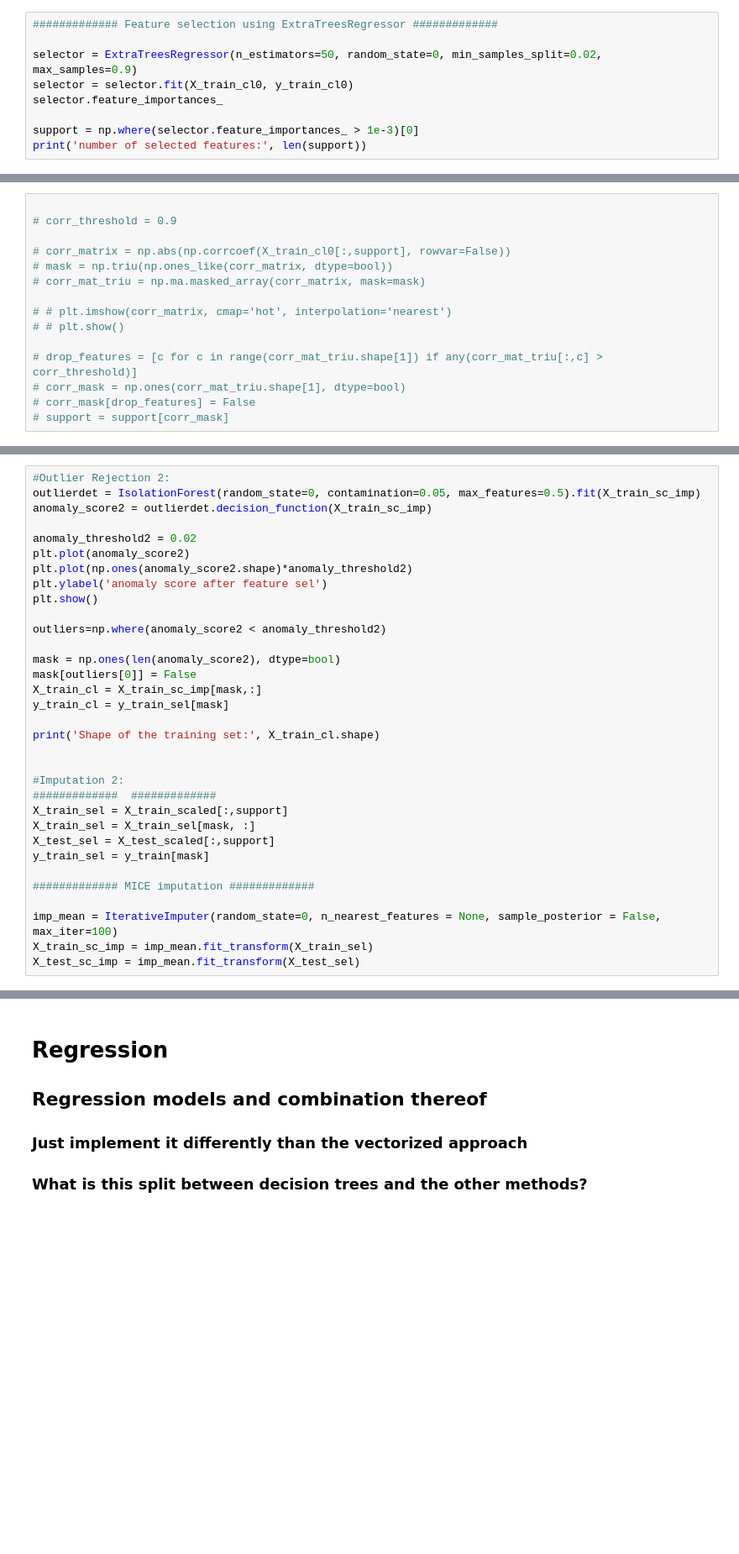
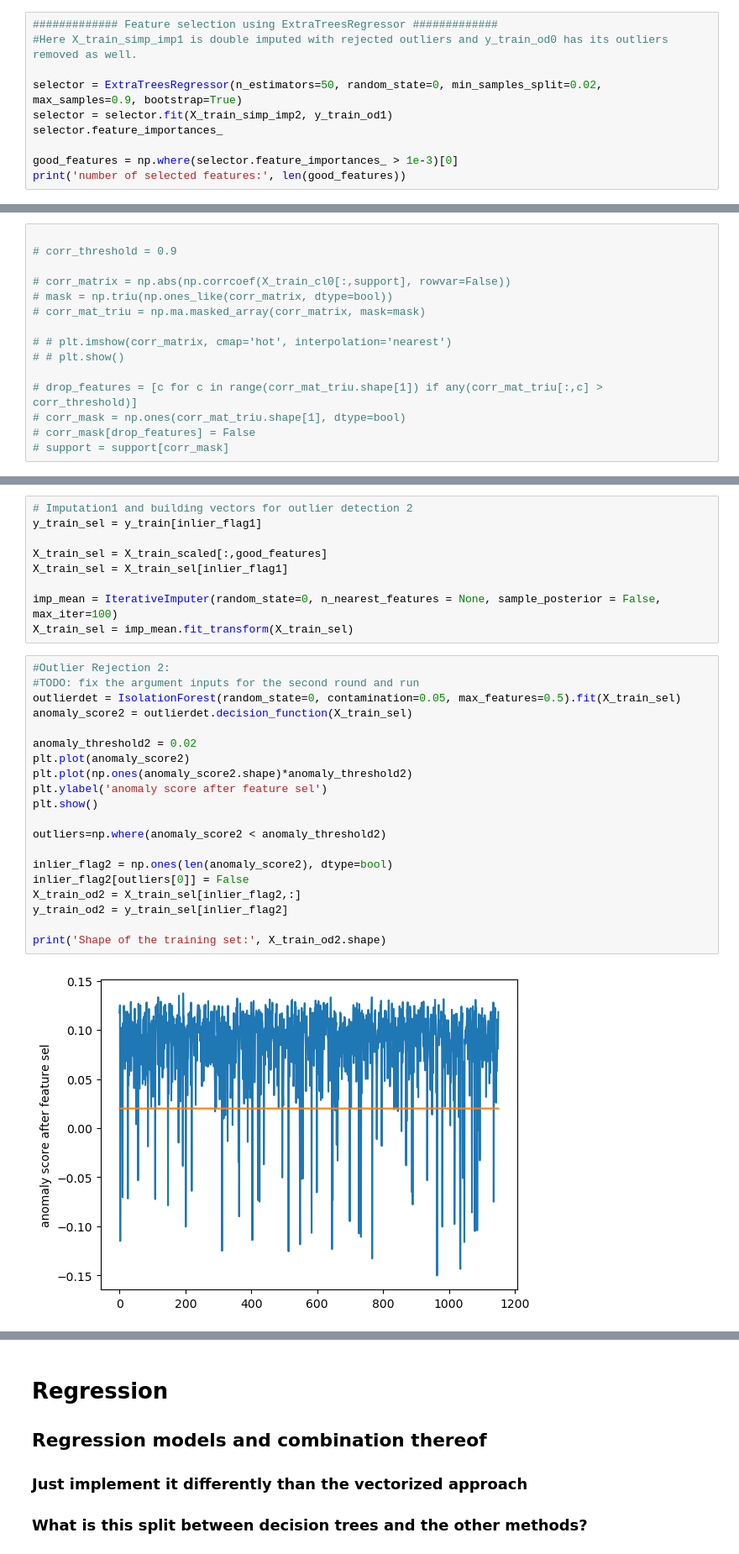
Before and after one commit to Sp0och/task1, a Jupyter notebook: lasse_proposal.ipynb, the cells around one changed output, grey strips where cells are left out. Shown: that part at 84% size. Cells and saved outputs as stored; diff of their text form; blank space fills up the shorter version.

```diff
--- a/lasse_proposal.ipynb
+++ b/lasse_proposal.ipynb
@@ -103,10 +112,11 @@ X_test_sc_imp0 = Imputer.fit_transform(X_test_scaled)
 ## Feature Selection
 # %%
 ############# Feature selection using ExtraTreesRegressor #############
+#Here X_train_simp_imp1 is double imputed with rejected outliers and y_train_od0 has its outliers removed as well.
 
-selector = ExtraTreesRegressor(n_estimators=50, random_state=0, min_samples_split=0.02, max_samples=0.9)
-selector = selector.fit(X_train_cl0, y_train_cl0)
+selector = ExtraTreesRegressor(n_estimators=50, random_state=0, min_samples_split=0.02, max_samples=0.9, bootstrap=True)
+selector = selector.fit(X_train_simp_imp2, y_train_od1)
 selector.feature_importances_
 
-support = np.where(selector.feature_importances_ > 1e-3)[0]
-print('number of selected features:', len(support))
+good_features = np.where(selector.feature_importances_ > 1e-3)[0]
+print('number of selected features:', len(good_features))
@@ -133,33 +145,31 @@ print('number of selected features:', len(support))
+# %%
+# Imputation1 and building vectors for outlier detection 2
+y_train_sel = y_train[inlier_flag1]
+
+X_train_sel = X_train_scaled[:,good_features]
+X_train_sel = X_train_sel[inlier_flag1]
+
+imp_mean = IterativeImputer(random_state=0, n_nearest_features = None, sample_posterior = False, max_iter=100)
+X_train_sel = imp_mean.fit_transform(X_train_sel)
 # %%
 #Outlier Rejection 2:
-outlierdet = IsolationForest(random_state=0, contamination=0.05, max_features=0.5).fit(X_train_sc_imp)
-anomaly_score2 = outlierdet.decision_function(X_train_sc_imp)
+#TODO: fix the argument inputs for the second round and run
+outlierdet = IsolationForest(random_state=0, contamination=0.05, max_features=0.5).fit(X_train_sel)
+anomaly_score2 = outlierdet.decision_function(X_train_sel)
 
 anomaly_threshold2 = 0.02
 plt.plot(anomaly_score2)
 plt.plot(np.ones(anomaly_score2.shape)*anomaly_threshold2)
 plt.ylabel('anomaly score after feature sel')
 plt.show()
 
 outliers=np.where(anomaly_score2 < anomaly_threshold2)
 
-mask = np.ones(len(anomaly_score2), dtype=bool)
-mask[outliers[0]] = False
-X_train_cl = X_train_sc_imp[mask,:]
-y_train_cl = y_train_sel[mask]
+inlier_flag2 = np.ones(len(anomaly_score2), dtype=bool)
+inlier_flag2[outliers[0]] = False
+X_train_od2 = X_train_sel[inlier_flag2,:]
+y_train_od2 = y_train_sel[inlier_flag2]
 
-print('Shape of the training set:', X_train_cl.shape)
-
-
-#Imputation 2:
-#############  #############
-X_train_sel = X_train_scaled[:,support]
-X_train_sel = X_train_sel[mask, :]
-X_test_sel = X_test_scaled[:,support]
-y_train_sel = y_train[mask]
-
-############# MICE imputation #############
-
-imp_mean = IterativeImputer(random_state=0, n_nearest_features = None, sample_posterior = False, max_iter=100)
-X_train_sc_imp = imp_mean.fit_transform(X_train_sel)
-X_test_sc_imp = imp_mean.fit_transform(X_test_sel)
+print('Shape of the training set:', X_train_od2.shape)
+# %% [output]
+[figure, added]
```
Also changed, not shown: parts of 9 cells of this notebook, 2 other files.
